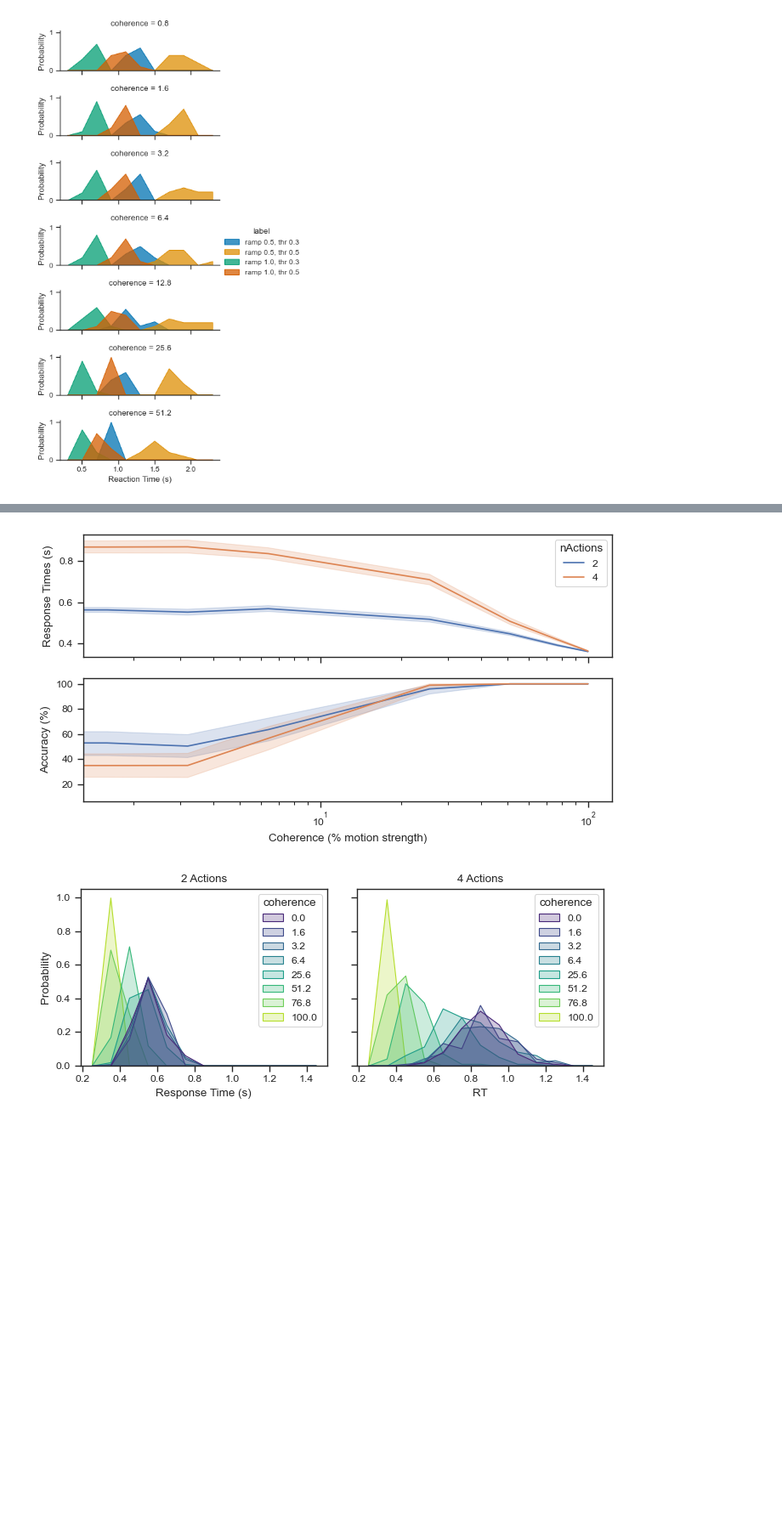
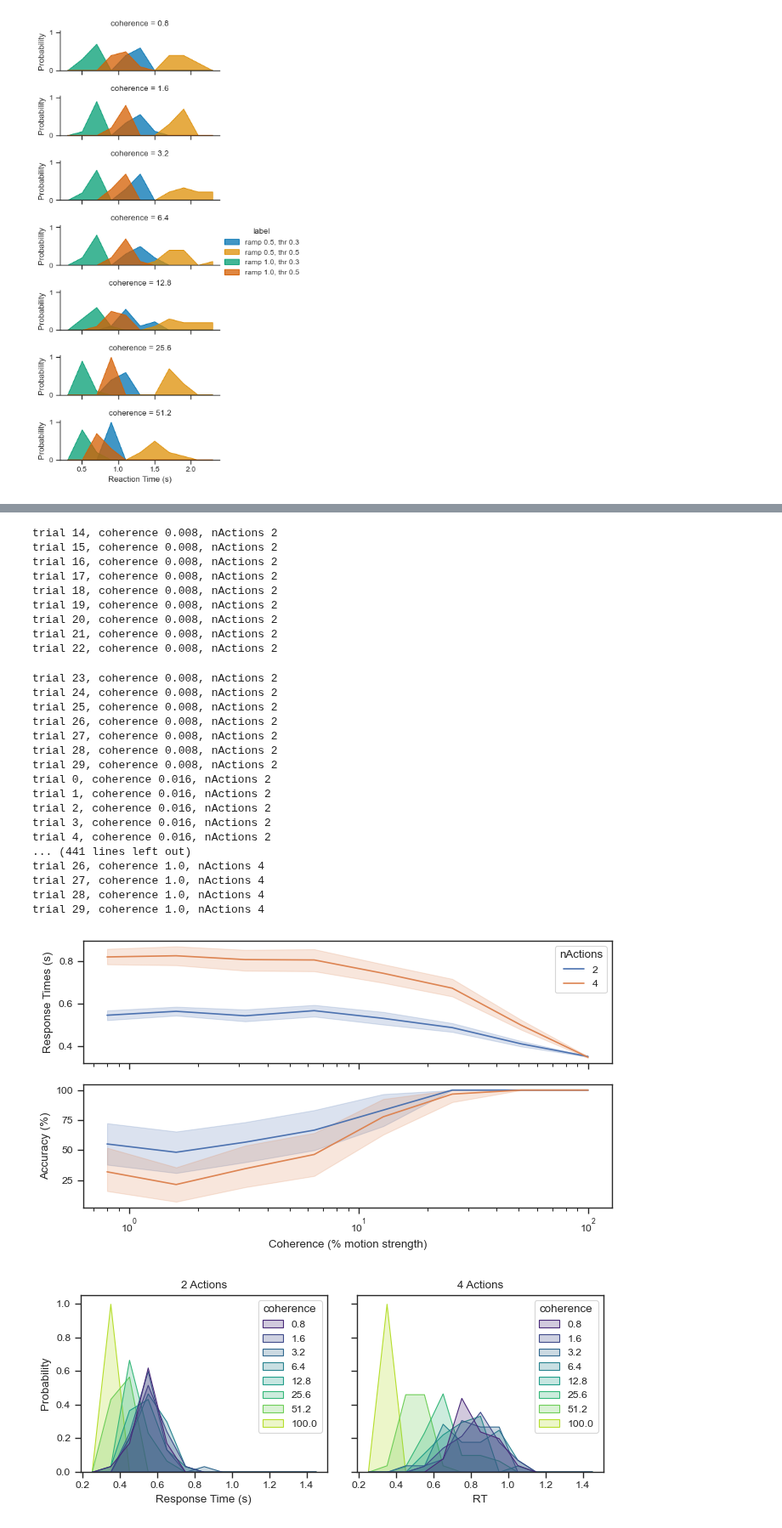
Before and after one commit to psipeter/speed-accuracy-tradeoff, a Jupyter notebook: revised.ipynb, the cells around one changed output, grey strips where cells are left out. Shown at 85% size. Cells and saved outputs as stored; diff of their text form; code cells hidden in the pictures; blank space fills up the shorter version.

```diff
--- a/revised.ipynb
+++ b/revised.ipynb
@@ -566,5 +605,5 @@ def scan_coherence_nActions(
     fig.savefig(f"plots/{name}_distributions.svg")
     fig.savefig(f"plots/{name}_distributions.png", dpi=600)
 # %%
-scan_coherence_nActions(load=True, coherences=[0.0, 0.016, 0.032, 0.064, 0.256, 0.512, 0.768, 1.0], threshold=0.25, trials=100)
+scan_coherence_nActions(load=False, coherences=[0.008, 0.016, 0.032, 0.064, 0.128, 0.256, 0.512, 1.0], threshold=0.25, trials=30)
 # %% [output]
@@ -571,2 +628,28 @@ scan_coherence_nActions(load=True, coherences=[0.0, 0.016, 0.032, 0.064, 0.256,
+trial 14, coherence 0.008, nActions 2
+trial 15, coherence 0.008, nActions 2
+trial 16, coherence 0.008, nActions 2
+trial 17, coherence 0.008, nActions 2
+trial 18, coherence 0.008, nActions 2
+trial 19, coherence 0.008, nActions 2
+trial 20, coherence 0.008, nActions 2
+trial 21, coherence 0.008, nActions 2
+trial 22, coherence 0.008, nActions 2
+trial 23, coherence 0.008, nActions 2
+trial 24, coherence 0.008, nActions 2
+trial 25, coherence 0.008, nActions 2
+trial 26, coherence 0.008, nActions 2
+trial 27, coherence 0.008, nActions 2
+trial 28, coherence 0.008, nActions 2
+trial 29, coherence 0.008, nActions 2
+trial 0, coherence 0.016, nActions 2
+trial 1, coherence 0.016, nActions 2
+trial 2, coherence 0.016, nActions 2
+trial 3, coherence 0.016, nActions 2
+trial 4, coherence 0.016, nActions 2
+... (441 lines left out)
+trial 26, coherence 1.0, nActions 4
+trial 27, coherence 1.0, nActions 4
+trial 28, coherence 1.0, nActions 4
+trial 29, coherence 1.0, nActions 4
-[figure, old version]
+[figure, new version]
-[figure, old version]
+[figure, new version]
```
Also changed, not shown: parts of 11 cells of this notebook, 5 other files.
